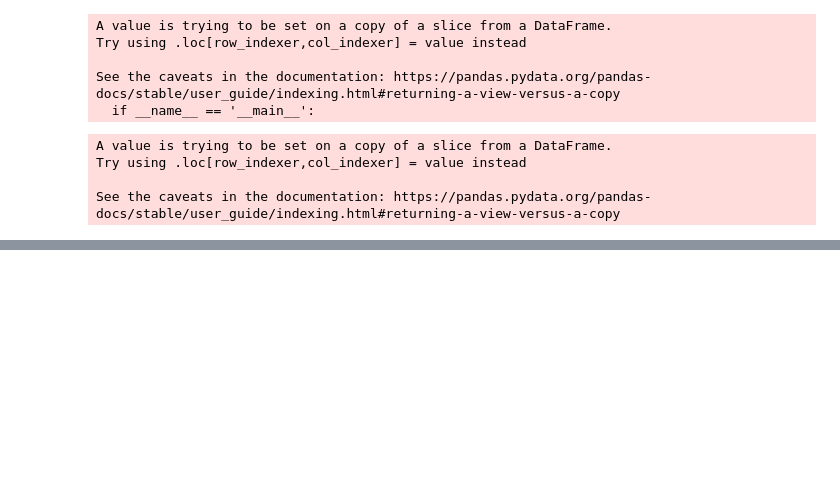
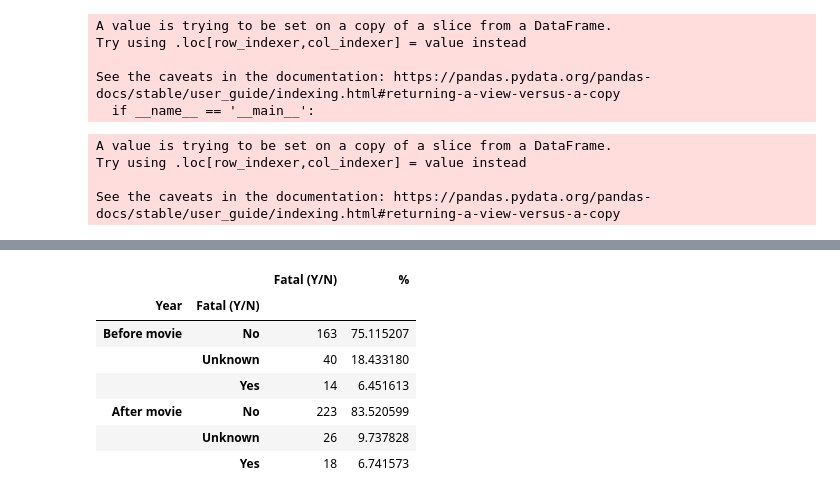
Before and after one commit to Jorge-Doncel/Shark, a Jupyter notebook: Untitled.ipynb, the cells around one changed output, grey strips where cells are left out. Drawn from its saved outputs; the diff is of its cells as text; code cells hidden in the pictures; blank space fills up the shorter version.

```diff
--- a/Untitled.ipynb
+++ b/Untitled.ipynb
@@ -308,0 +671,22 @@ Name: Type, dtype: int64
+# %%
+dfin3 = dfin2.copy()
+# %%
+dfin3 = dfin3[dfin3["Country"] == "USA"]
+# %%
+groupped_data3 = dfin3.groupby(["Year", "Fatal (Y/N)"]).agg({"Fatal (Y/N)":"count"})
+groupped_data3["%"] = groupped_data3.apply(lambda x:  100*x / x.sum())
+
+
+groupped_data3["%"] = groupped_data3.groupby(level=0).apply(
+     lambda x:  100*x / x.sum()
+)
+groupped_data3.sort_values("Year", ascending=False)
+# %% [output]
+|  |  | Fatal (Y/N) | % |
+| Year | Fatal (Y/N) |  |  |
+| Before movie | No | 163 | 75.115207 |
+|  | Unknown | 40 | 18.433180 |
+|  | Yes | 14 | 6.451613 |
+| After movie | No | 223 | 83.520599 |
+|  | Unknown | 26 | 9.737828 |
+|  | Yes | 18 | 6.741573 |
```
Also changed, not shown: parts of 53 cells of this notebook.
